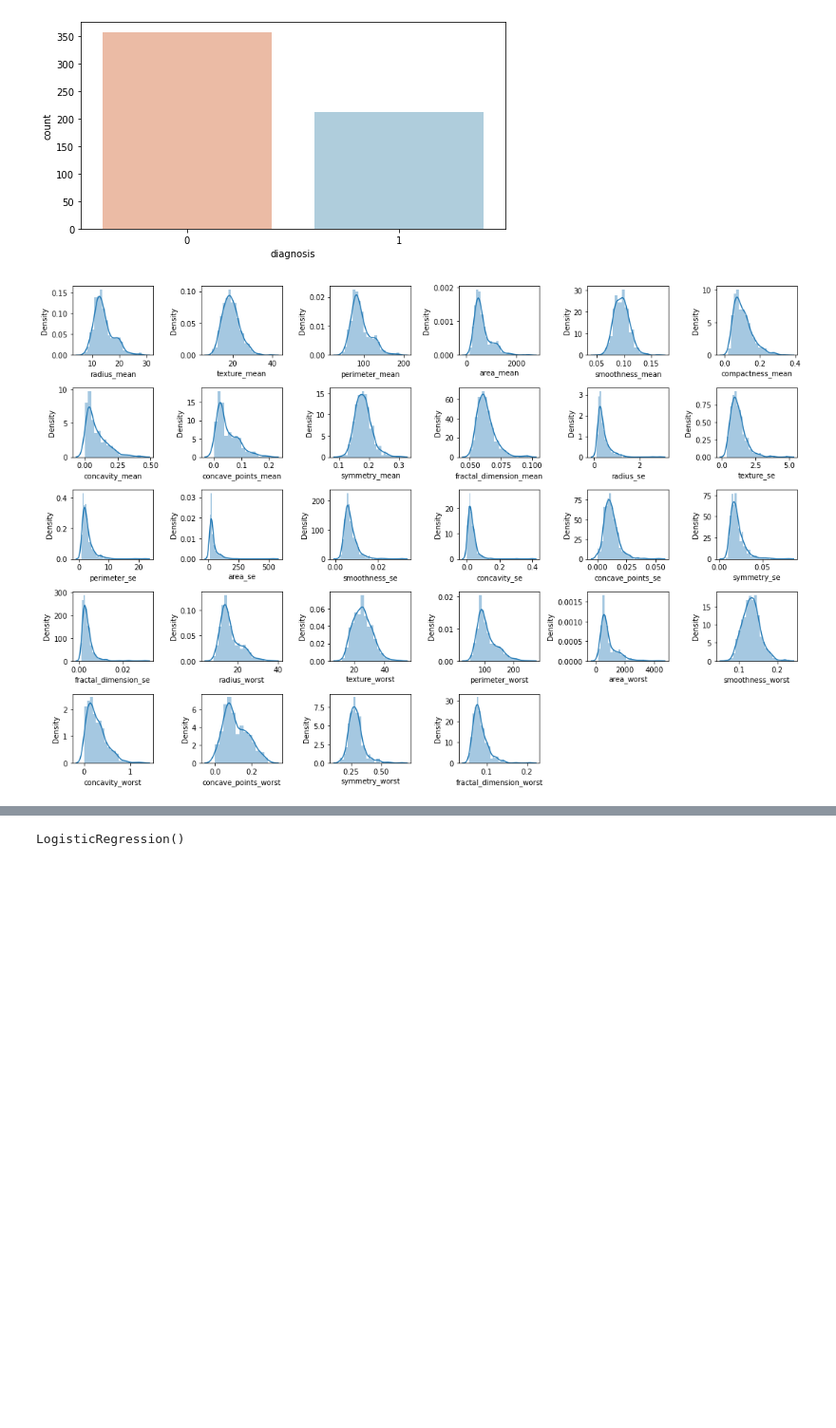
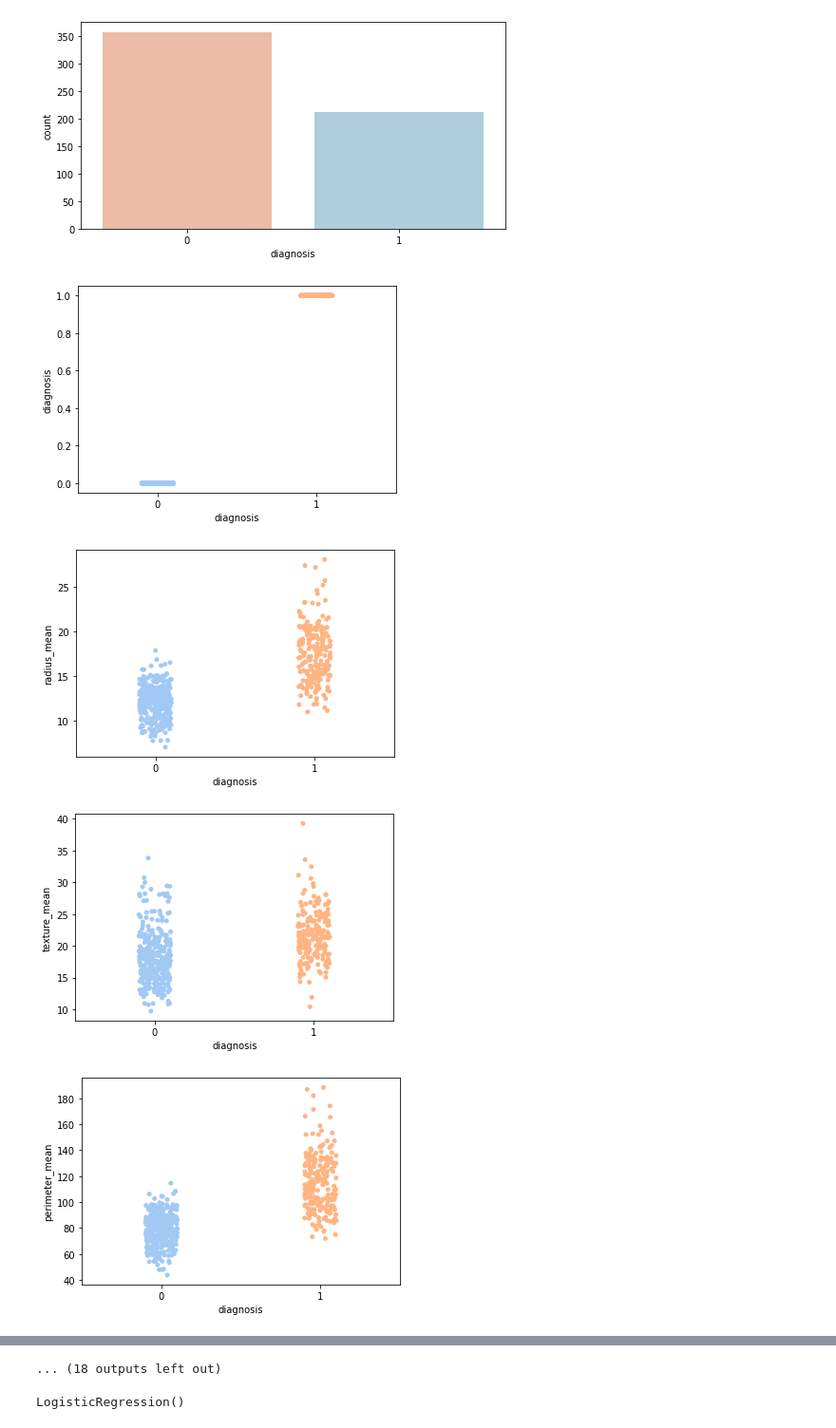
Before and after one commit to merein01/Breast_Cancer_Final_Project, a Jupyter notebook: Breast_Cancer_ML_Model.ipynb, the cells around one changed output, grey strips where cells are left out. Shown: that part at 95% size. Cells and saved outputs as stored; diff of their text form; code cells hidden in the pictures; blank space fills up the shorter version.

```diff
--- a/Breast_Cancer_ML_Model.ipynb
+++ b/Breast_Cancer_ML_Model.ipynb
@@ -129,20 +128,15 @@ Number of cells labeled Malignant :  212
 % of cells labeled Benign 62.74 %
 % of cells labeled Malignant 37.26 %
 [figure]
-# %%
-# Data distribution
-plt.figure(figsize = (15, 10))
-plotnumber = 1
-
-for column in X:
-    if plotnumber <= 30:
-        ax = plt.subplot(5, 6, plotnumber)
-        sns.distplot(X[column])
-        plt.xlabel(column)
-
-    plotnumber += 1
-
-plt.tight_layout()
-plt.show()
-# %% [output]
-[figure, removed]
+# %%
+num_feature=[feature for feature in df.columns if df[feature].dtype!='O']
+# %%
+for feature in num_feature:
+    sns.stripplot(x=df['diagnosis'],y=df[feature],palette='pastel')
+    plt.show()
+    plt.clf()
+# %% [output]
+[figure, added]
+[figure, added]
+[figure, added]
+[figure, added]
@@ -149,3 +151,4 @@ plt.show()
+... (18 outputs left out)
 # %%
 # We split the pre-processed data into independent & dependent variables for further processing
 X = df.drop('diagnosis', axis = 1)
```
Also changed, not shown: parts of 2 cells of this notebook.
